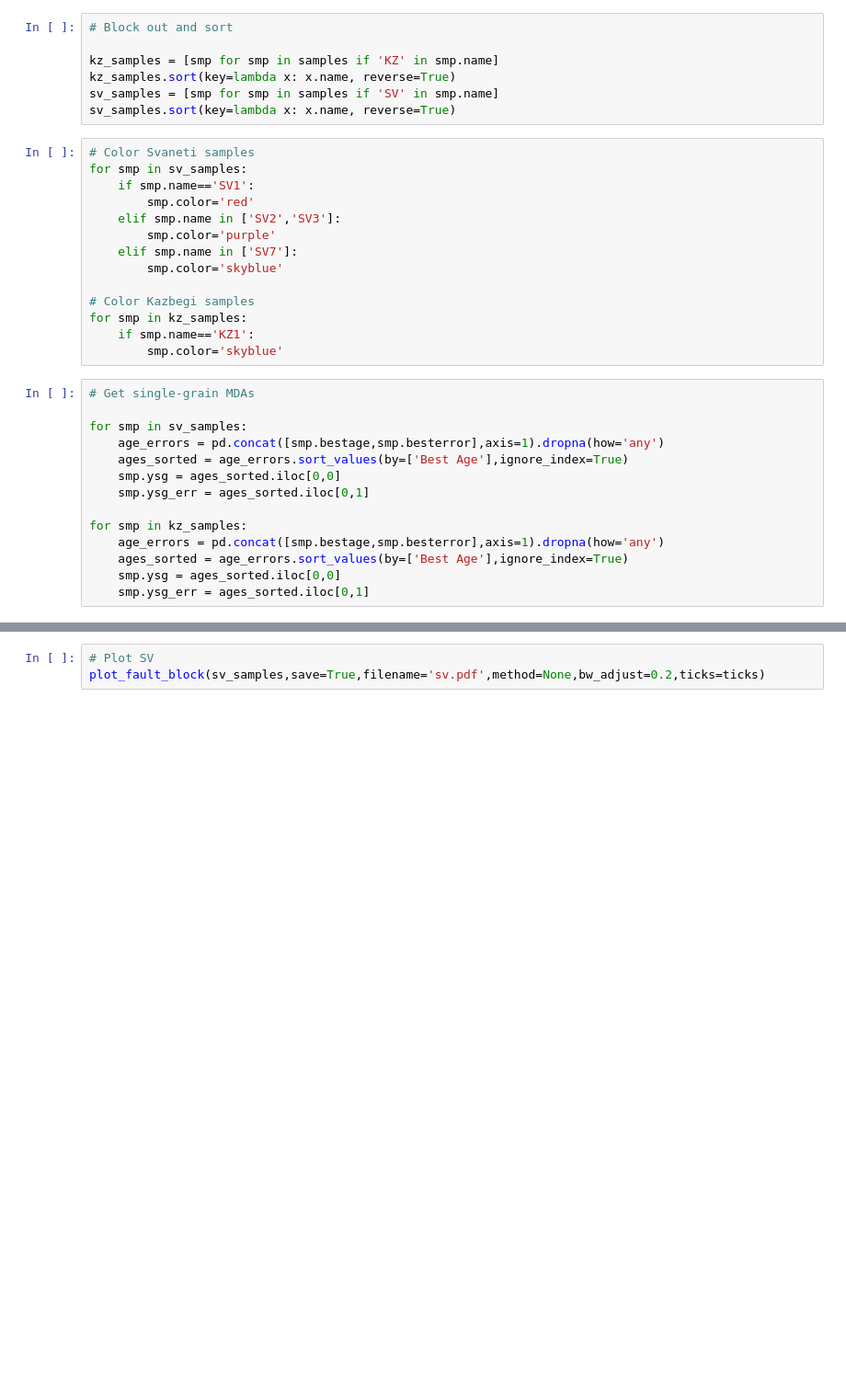
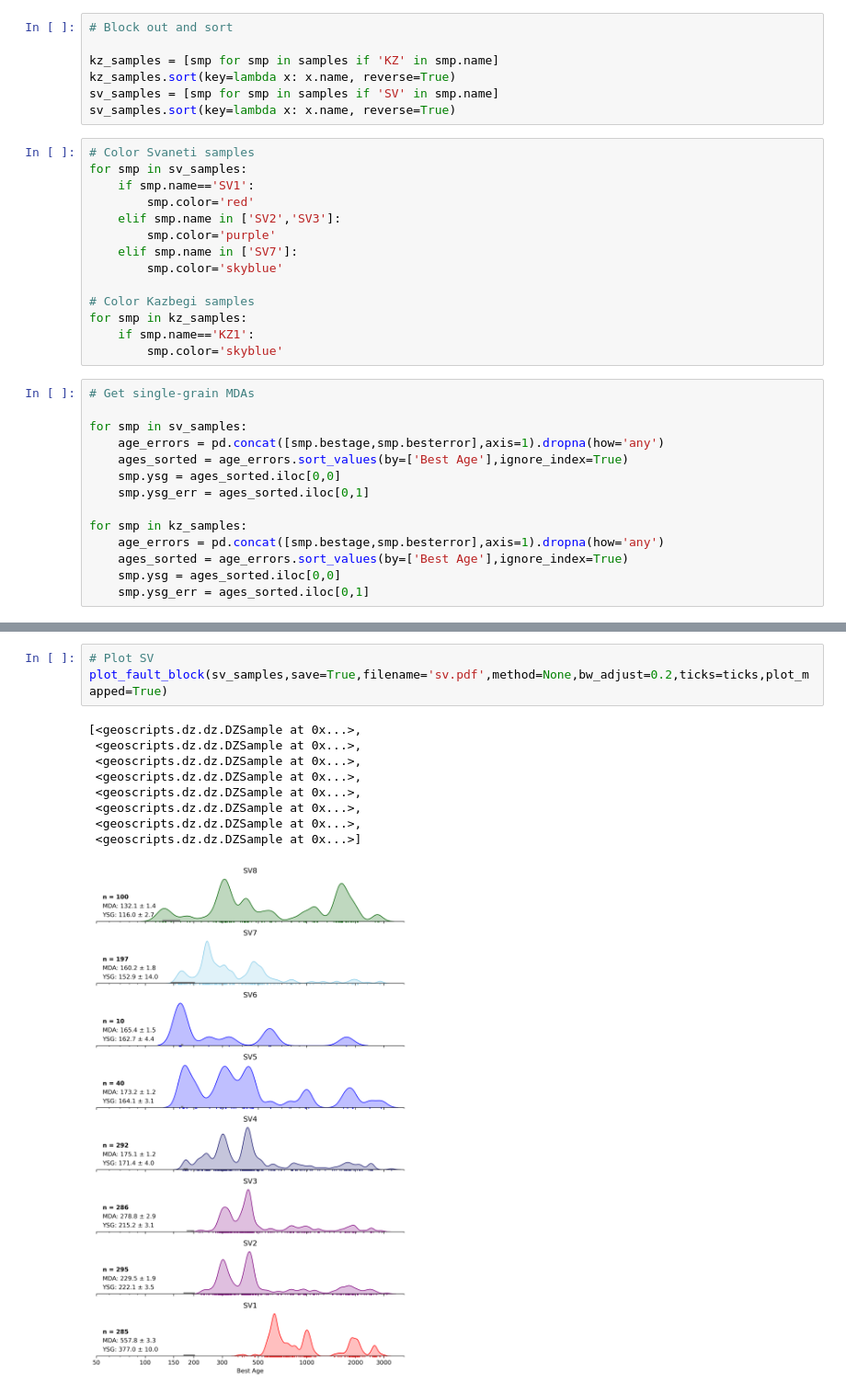
Before and after one commit to dyvasey/dz-caucasus, a Jupyter notebook: figs.ipynb, the cells around one changed output, grey strips where cells are left out. Shown at 92% size. Saved outputs shown, nothing was run; the diff lists cells and outputs as text; blank space fills up the shorter version.

```diff
--- a/figs.ipynb
+++ b/figs.ipynb
@@ -123,6 +174,16 @@ plot_fault_block(kz_samples,save=True,filename='kz.pdf',method=None,bw_adjust=0.
 # %%
 # Plot SV
-plot_fault_block(sv_samples,save=True,filename='sv.pdf',method=None,bw_adjust=0.2,ticks=ticks)
+plot_fault_block(sv_samples,save=True,filename='sv.pdf',method=None,bw_adjust=0.2,ticks=ticks,plot_mapped=True)
+# %% [output]
+[<geoscripts.dz.dz.DZSample at 0x...>,
+ <geoscripts.dz.dz.DZSample at 0x...>,
+ <geoscripts.dz.dz.DZSample at 0x...>,
+ <geoscripts.dz.dz.DZSample at 0x...>,
+ <geoscripts.dz.dz.DZSample at 0x...>,
+ <geoscripts.dz.dz.DZSample at 0x...>,
+ <geoscripts.dz.dz.DZSample at 0x...>,
+ <geoscripts.dz.dz.DZSample at 0x...>]
+[figure, added]
 # %%
 # Plot RU
 ru = [smp for smp in samples if 'RU' in smp.name]
```
Also changed, not shown: parts of 15 cells of this notebook, 2 other files.
